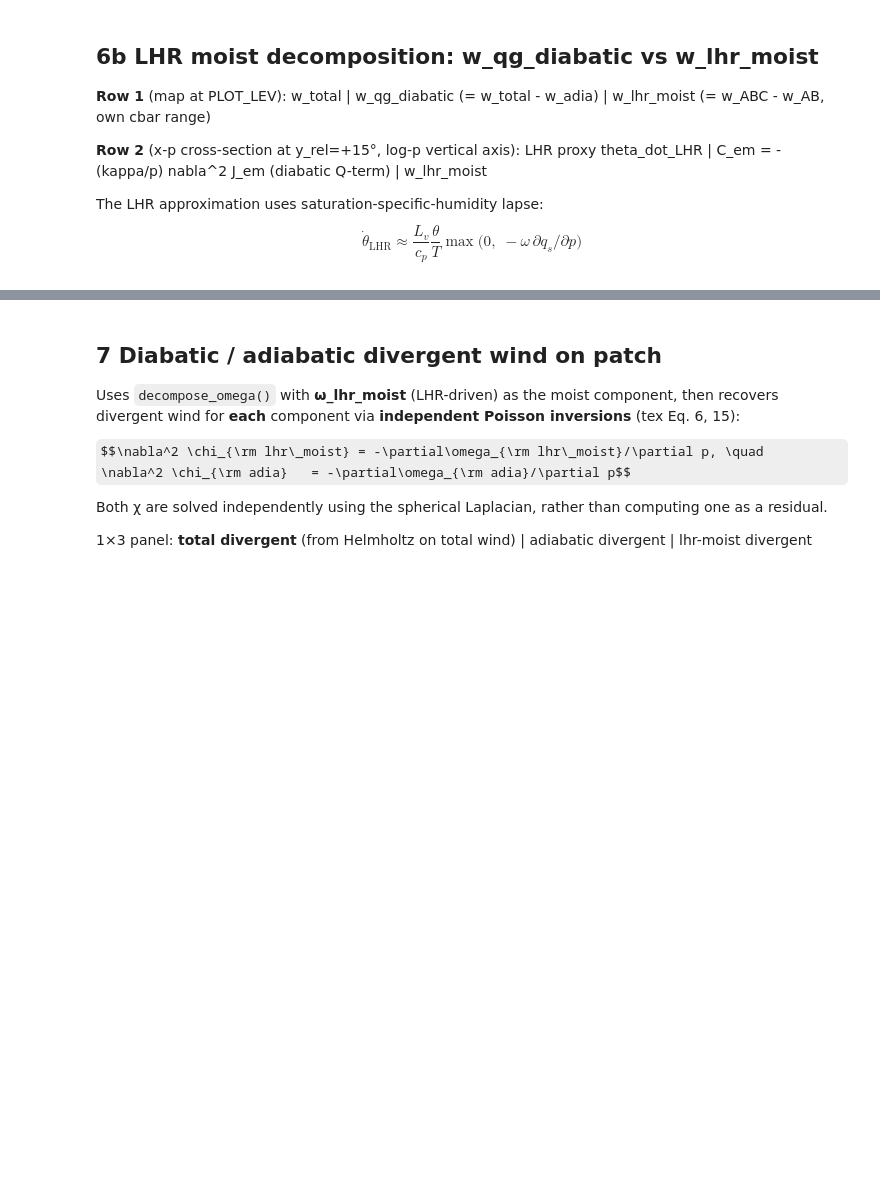
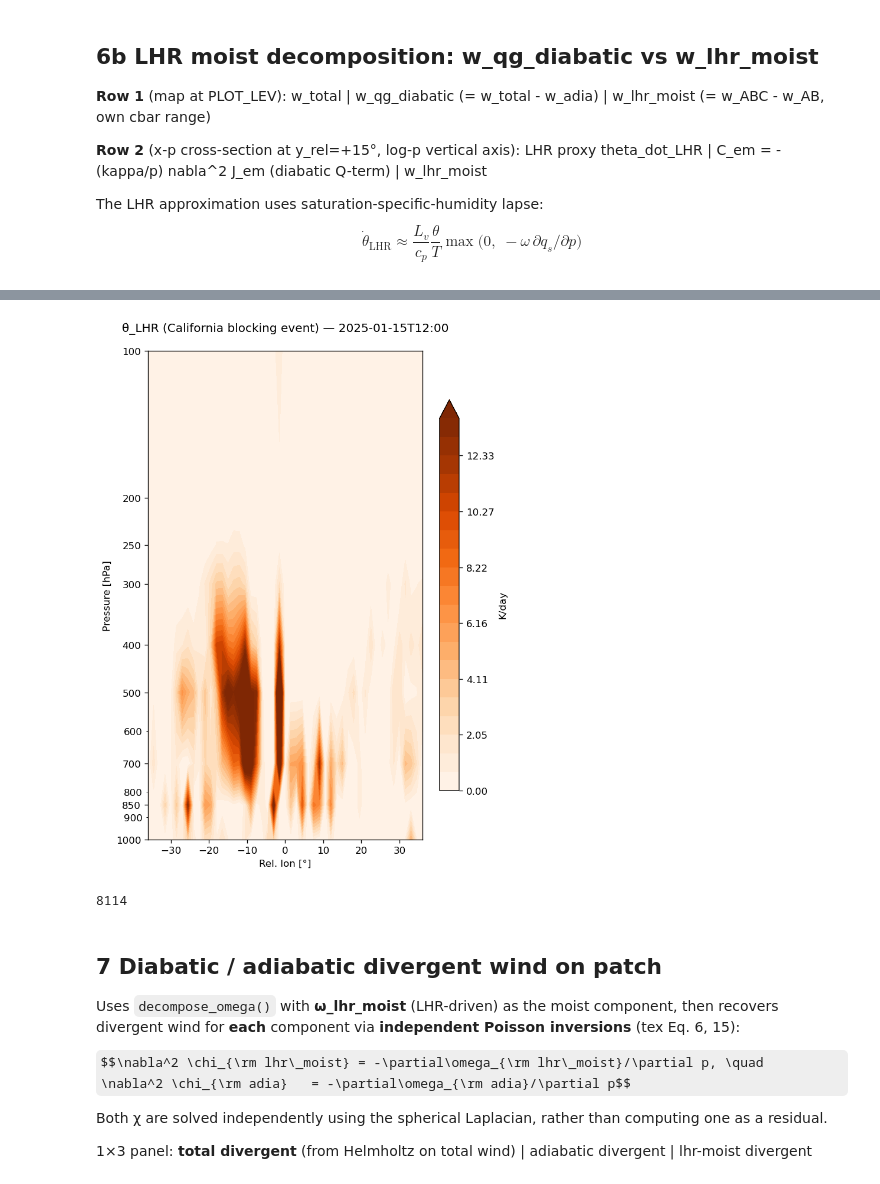
Before and after one commit to yanxingjianken/pvtend, a Jupyter notebook: examples/02_helmholtz_and_qg_omega.ipynb, the cells around one changed output, grey strips where cells are left out. Cells and saved outputs as stored; diff of their text form; code cells hidden in the pictures; some formulas as TeX source; blank space fills up the shorter version.

```diff
--- a/examples/02_helmholtz_and_qg_omega.ipynb
+++ b/examples/02_helmholtz_and_qg_omega.ipynb
@@ -632,3 +632,40 @@ plt.show(); plt.close("all"); gc.collect()
+# %%
+# θ̇_LHR x–p cross-section only (converted to K/day)
+from matplotlib.ticker import ScalarFormatter
+
+XP_YREL = 15.0
+j_xp = np.argmin(np.abs(y_coords - XP_YREL))
+
+theta_lhr_kday = theta_dot_lhr_patch[:, j_xp, :] * 86400.0  # K/day
+vm = np.nanpercentile(np.abs(theta_lhr_kday), 98)
+if vm < 1e-12:
+    vm = 1.0
+
+fig, ax = plt.subplots(1, 1, figsize=(6, 8))
+cf = ax.contourf(
+    x_coords,
+    levs_hpa,
+    theta_lhr_kday,
+    levels=np.linspace(0, vm, 21),
+    cmap="Oranges",
+    extend="max",
+)
+
+ax.set_yscale("log")
+ax.set_ylim(levs_hpa.max(), levs_hpa.min())
+ax.yaxis.set_major_formatter(ScalarFormatter())
+ax.yaxis.set_minor_formatter(ScalarFormatter())
+ax.set_yticks(levs_hpa)
+ax.set_xlabel("Rel. lon [°]")
+ax.set_ylabel("Pressure [hPa]")
+ax.set_title(f"θ̇_LHR (California blocking event) — {ts_str}\n")
+plt.colorbar(cf, ax=ax, shrink=0.8, label="K/day")
+
+fig.tight_layout()
+plt.show(); plt.close("all"); gc.collect()
+# %% [output]
+[figure, added]
+8114
 # %% [markdown]
 ## 7  Diabatic / adiabatic divergent wind on patch
 
```
Also changed, not shown: parts of 5 cells of this notebook, 21 other files.
